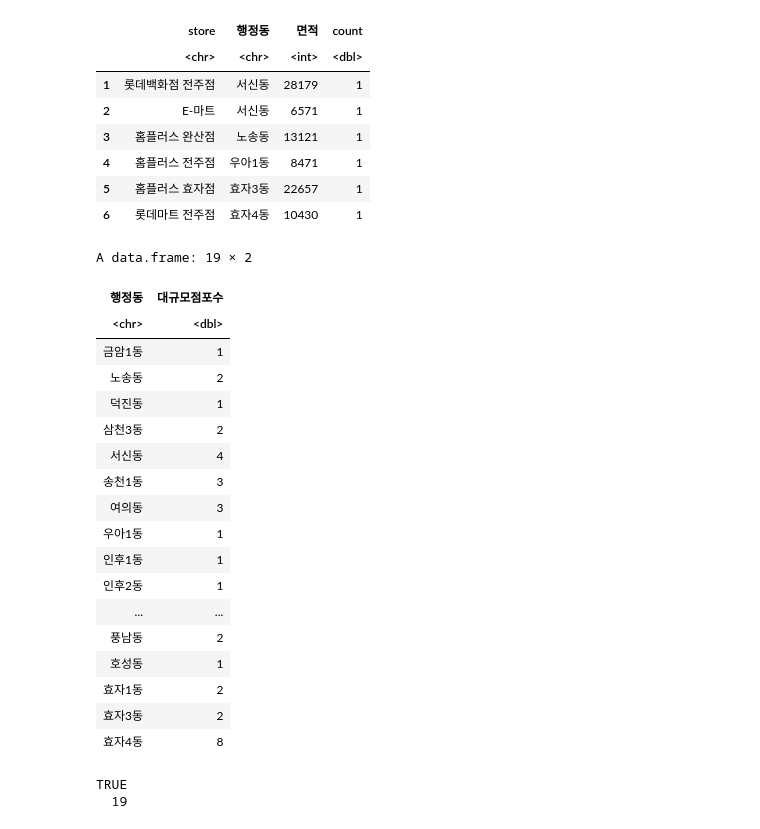
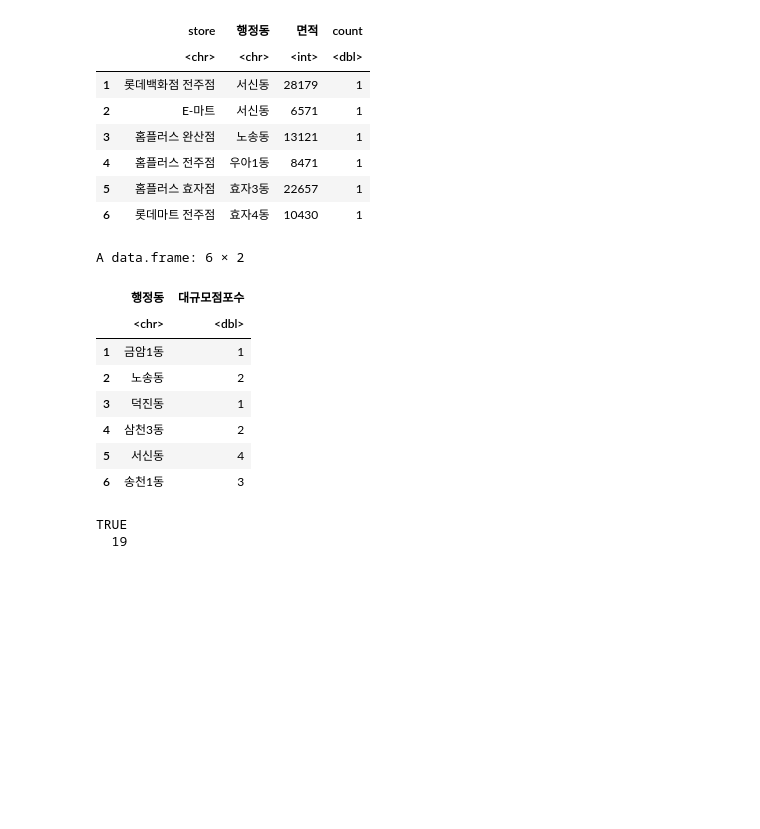
Before and after one commit to ycw0363/jeonju, a Jupyter notebook: 데이터 정리.ipynb, the cells around one changed output. Cells and saved outputs as stored; diff of their text form; code cells hidden in the pictures; blank space fills up the shorter version.

```diff
--- a/데이터 정리.ipynb
+++ b/데이터 정리.ipynb
@@ -519,28 +493,18 @@ A data.frame: 6 × 4
 # %%
 bigstore <- bigstore %>% group_by(행정동) %>% summarise(대규모점포수 = sum(count))
 bigstore <- as.data.frame(bigstore)
 bigstore <- arrange(bigstore, bigstore$행정동)
-bigstore
+head(bigstore)
 # %% [output]
-A data.frame: 19 × 2
+A data.frame: 6 × 2
-| 행정동 | 대규모점포수 |
-| <chr> | <dbl> |
-| 금암1동 | 1 |
-| 노송동 | 2 |
-| 덕진동 | 1 |
-| 삼천3동 | 2 |
-| 서신동 | 4 |
-| 송천1동 | 3 |
-| 여의동 | 3 |
-| 우아1동 | 1 |
-| 인후1동 | 1 |
-| 인후2동 | 1 |
-| ... | ... |
-| 풍남동 | 2 |
-| 호성동 | 1 |
-| 효자1동 | 2 |
-| 효자3동 | 2 |
-| 효자4동 | 8 |
+|  | 행정동 | 대규모점포수 |
+|  | <chr> | <dbl> |
+| 1 | 금암1동 | 1 |
+| 2 | 노송동 | 2 |
+| 3 | 덕진동 | 1 |
+| 4 | 삼천3동 | 2 |
+| 5 | 서신동 | 4 |
+| 6 | 송천1동 | 3 |
 # %%
 table(bigstore$행정동 %in% jjdong)
 table(jjdong %in% bigstore$행정동)
```
Also changed, not shown: parts of 34 cells of this notebook.
